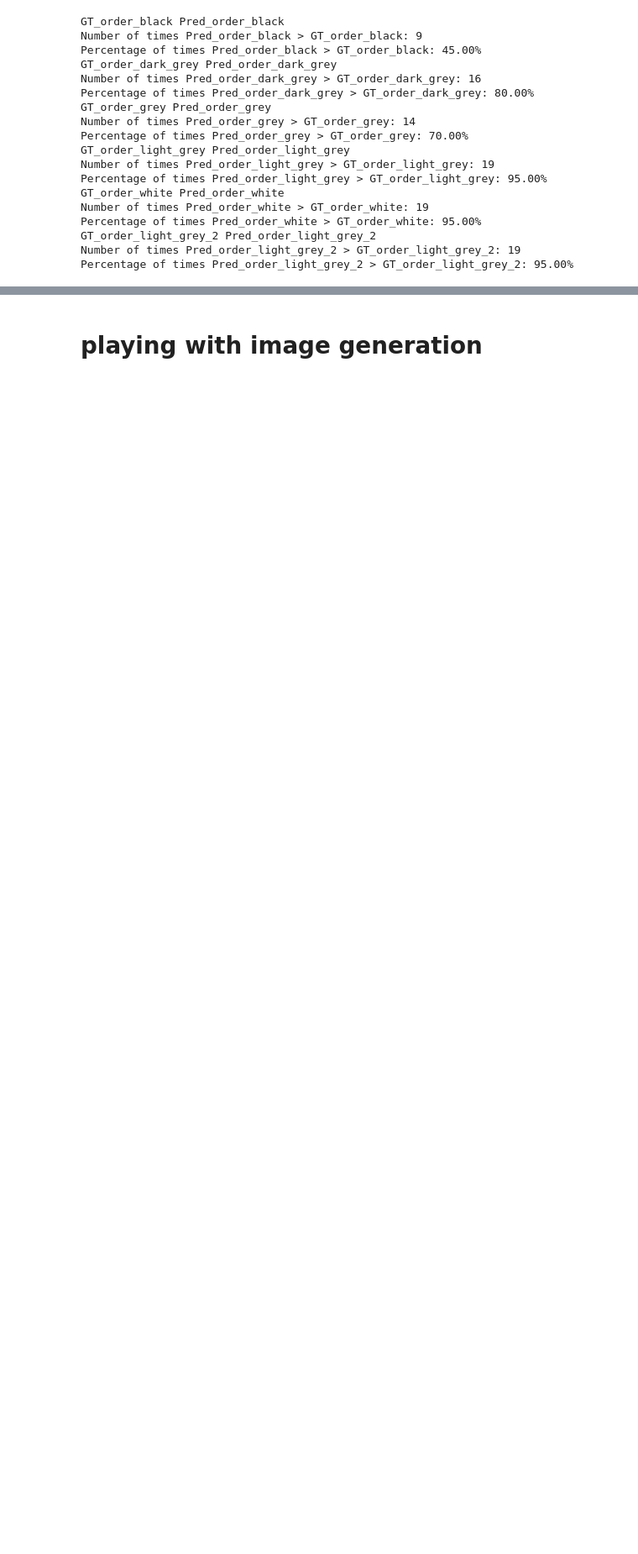
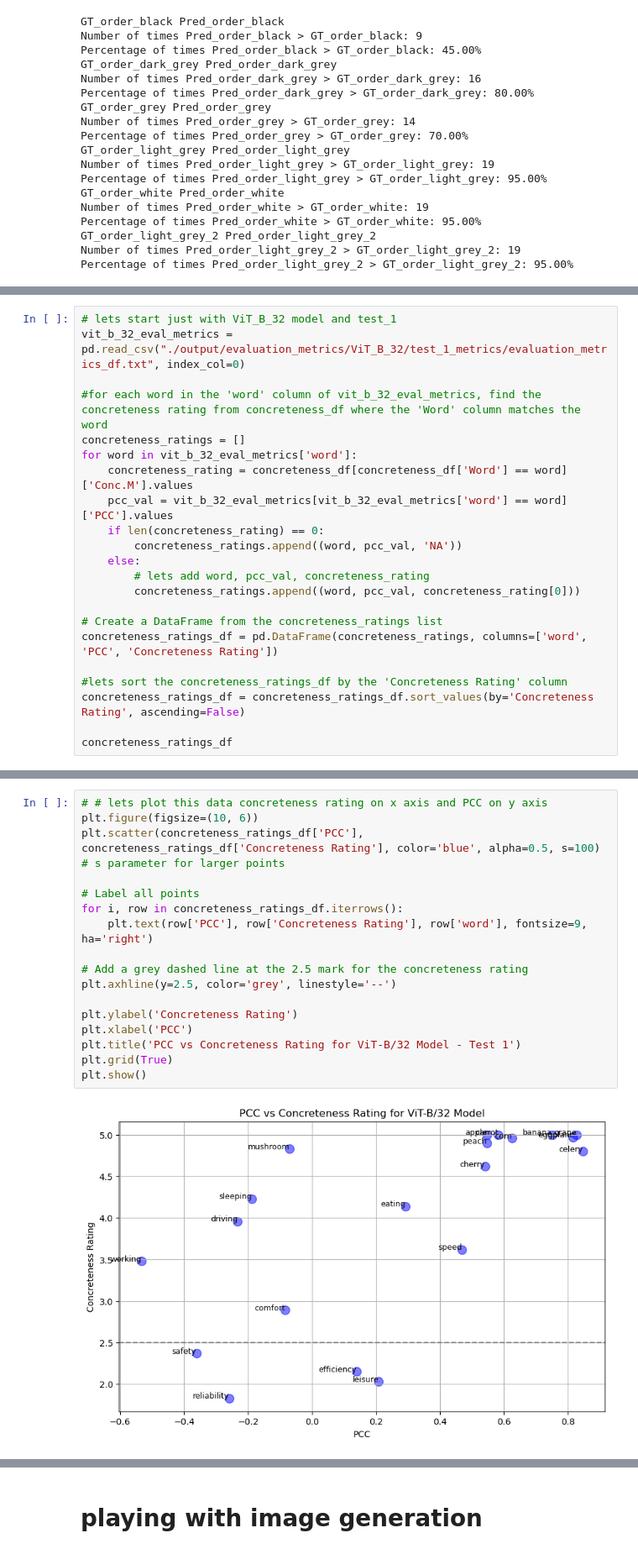
Before and after one commit to ryan-moreno/BMI_771_project, a Jupyter notebook: visual_exploration.ipynb, the cells around one changed output, grey strips where cells are left out. Shown at 84% size. Saved outputs shown, nothing was run; the diff lists cells and outputs as text; blank space fills up the shorter version.

```diff
--- a/visual_exploration.ipynb
+++ b/visual_exploration.ipynb
@@ -906,0 +1377,22 @@ Percentage of times Pred_order_light_grey_2 > GT_order_light_grey_2: 95.00%
+# %%
+# lets start just with ViT_B_32 model and test_1
+vit_b_32_eval_metrics = pd.read_csv("./output/evaluation_metrics/ViT_B_32/test_1_metrics/evaluation_metrics_df.txt", index_col=0)
+
+#for each word in the 'word' column of vit_b_32_eval_metrics, find the concreteness rating from concreteness_df where the 'Word' column matches the word
+concreteness_ratings = []
+for word in vit_b_32_eval_metrics['word']:
+    concreteness_rating = concreteness_df[concreteness_df['Word'] == word]['Conc.M'].values
+    pcc_val = vit_b_32_eval_metrics[vit_b_32_eval_metrics['word'] == word]['PCC'].values
+    if len(concreteness_rating) == 0:
+        concreteness_ratings.append((word, pcc_val, 'NA'))
+    else:
+        # lets add word, pcc_val, concreteness_rating
+        concreteness_ratings.append((word, pcc_val, concreteness_rating[0]))
+
+# Create a DataFrame from the concreteness_ratings list
+concreteness_ratings_df = pd.DataFrame(concreteness_ratings, columns=['word', 'PCC', 'Concreteness Rating'])
+
+#lets sort the concreteness_ratings_df by the 'Concreteness Rating' column
+concreteness_ratings_df = concreteness_ratings_df.sort_values(by='Concreteness Rating', ascending=False)
+
+concreteness_ratings_df
@@ -906,0 +1417,19 @@ Percentage of times Pred_order_light_grey_2 > GT_order_light_grey_2: 95.00%
+# %%
+# # lets plot this data concreteness rating on x axis and PCC on y axis
+plt.figure(figsize=(10, 6))
+plt.scatter(concreteness_ratings_df['PCC'], concreteness_ratings_df['Concreteness Rating'], color='blue', alpha=0.5, s=100)  # s parameter for larger points
+
+# Label all points
+for i, row in concreteness_ratings_df.iterrows():
+    plt.text(row['PCC'], row['Concreteness Rating'], row['word'], fontsize=9, ha='right')
+
+# Add a grey dashed line at the 2.5 mark for the concreteness rating
+plt.axhline(y=2.5, color='grey', linestyle='--')
+
+plt.ylabel('Concreteness Rating')
+plt.xlabel('PCC')
+plt.title('PCC vs Concreteness Rating for ViT-B/32 Model - Test 1')
+plt.grid(True)
+plt.show()
+# %% [output]
+[figure, added]
```
Also changed, not shown: parts of 13 cells of this notebook, 2 other files.
